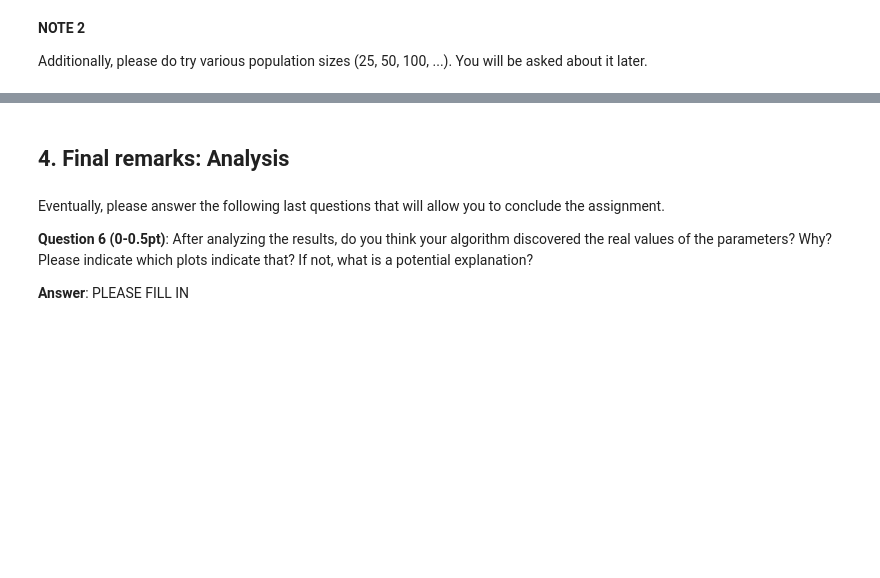
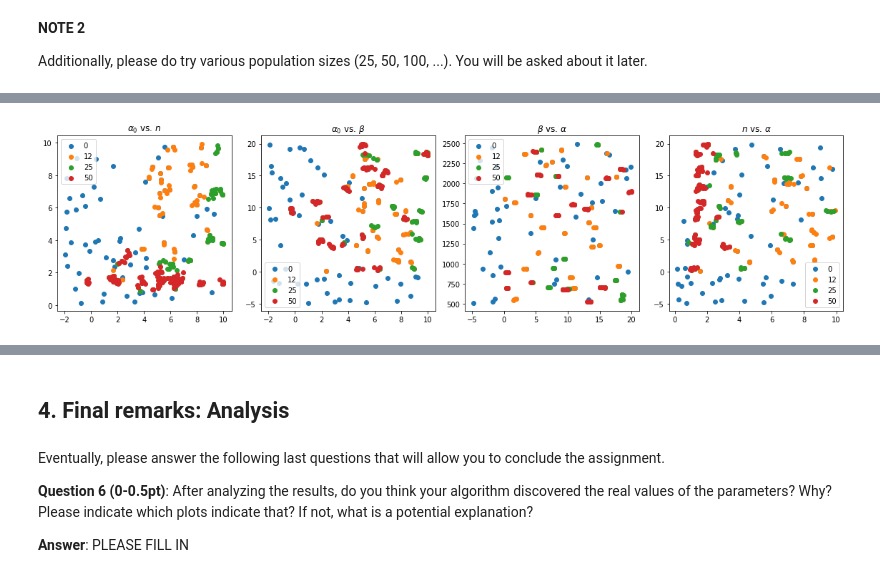
Before and after one commit to ChackMociute/Computational-Intelligence, a Jupyter notebook: Assignments/Assignment 3/assignment_3.ipynb, the cells around one changed output, grey strips where cells are left out. Saved outputs shown, nothing was run; the diff lists cells and outputs as text; code cells hidden in the pictures; blank space fills up the shorter version.

```diff
--- a/Assignments/Assignment 3/assignment_3.ipynb
+++ b/Assignments/Assignment 3/assignment_3.ipynb
@@ -206,11 +194,12 @@ PLEASE FILL IN
 # Implement the Evolutionary Algorithm (EA) algorithm.
 # It is equivalent to implementing the step function.
 class EA(object):
-    def __init__(self, repressilator, pop_size, bounds_min=None, bounds_max=None):
+    def __init__(self, repressilator, pop_size, std, bounds_min=None, bounds_max=None):
         self.repressilator = repressilator
         self.pop_size = pop_size
-        self.bounds_min = bounds_min
-        self.bounds_max = bounds_max
+        self.std = std
+        self.bounds_min = np.asarray(bounds_min)
+        self.bounds_max = np.asarray(bounds_max)
         #-------
         # PLEASE FILL IN
         # all necessary hyperparameters come here
@@ -237,20 +226,24 @@ class EA(object):
         return x_children
 
     def mutation(self, x_children):
+        scale = self.bounds_max - self.bounds_min
+        scale /= np.max(scale)
+        mutation = np.random.multivariate_normal(
+            np.zeros(4), np.diag(scale)*self.std,
+            size=x_children.shape[0])
 
-        # do something
+        return np.clip(x_children + mutation, self.bounds_min, self.bounds_max)
 
-        return x_children
-
-    def survivor_selection(x_old, x_children, f_old, f_children):
+    def survivor_selection(self, x_old, x_children, f_old, f_children):
 
         # do something
         x = np.concatenate([x_old, x_children])
         f = np.concatenate([f_old, f_children])
 
-        #
-
-        return x, f
+        ind = np.argsort(f)
+        x_children = x[ind]
+        f_children = f[ind]
+        return x_children[:self.pop_size], f_children[:self.pop_size]
 
   # Evaluation step: DO NOT REMOVE!
     def evaluate(self, x):
@@ -264,11 +257,11 @@ class EA(object):
         #       f - fitness values of the population
         #-------
 
-        x_parents, f_parents = self.parent_selection(x_old, f_old)
+        #x_parents, f_parents = self.parent_selection(x_old, f_old)
 
-        x_children = self.recombination(x_parents, f_parents)
+        #x_children = self.recombination(x_parents, f_parents)
 
-        x_children = self.mutation(x_children)
+        x_children = self.mutation(x_old)#children)
 
         f_children = self.evaluate(x_children)
 
@@ -287,13 +291,12 @@ Additionally, please do try various population sizes (25, 50, 100, ...). You wil
 # PLEASE DO NOT REMOVE!
 num_generations = 50 # if necessary, please increase the number of generations
 pop_size = 100
-bounds_min = [-2., 0., -5., 0.]
+bounds_min = [-2., 0., -5., 500.]
 bounds_max = [10., 10., 20., 2500.]
 #-------
 # PLEASE FILL IN!
 # Your hyperparams go here.
-# PLEASE USE THE VALUES OF THE HYPERPARAMETERS FOR WHICH YOU OBTAINED THE BEST RESULTS.
-# DO NOT ITERATE OVER THEM!
+std = 4
 #-------
 
 # Initialize the repressilator
@@ -302,7 +305,7 @@ repressilator = Repressilator(y_real, params)
 #-------
 # PLEASE FILL IN!
 # Your object goes here:
-ea = EA()
+ea = EA(repressilator, pop_size, std, bounds_min=bounds_min, bounds_max=bounds_max)
 #-------
 
 # Init the population
@@ -354,22 +371,25 @@ for i in range(2):
 # %%
 # PLEASE DO NOT REMOVE
 # Generate scatterplots for the populations
 gens = [0, num_generations//4, num_generations//2, num_generations]
 fig_ea_pops, axs = plt.subplots(1,4,figsize=(16, 4))
 fig_ea_pops.tight_layout()
 
-
 for i in range(len(gens)):
-    pop_i = populations[gens[i]]
+    pop_i = populations[i]
     axs[0].scatter(pop_i[:,0], pop_i[:,1], label=str(gens[i]))
     axs[1].scatter(pop_i[:,0], pop_i[:,2], label=str(gens[i]))
     axs[2].scatter(pop_i[:,2], pop_i[:,3], label=str(gens[i]))
     axs[3].scatter(pop_i[:,1], pop_i[:,2], label=str(gens[i]))
 axs[0].legend(), axs[1].legend(), axs[2].legend(), axs[3].legend()
 axs[0].set_title(r'$\alpha_0$ vs. $n$')
 axs[1].set_title(r'$\alpha_0$ vs. $\beta$')
 axs[2].set_title(r'$\beta$ vs. $\alpha$')
 axs[3].set_title(r'$n$ vs. $\alpha$')
+
+plt.show()
+# %% [output]
+[figure, added]
 # %%
 # PLEASE DO NOT REMOVE
 # The convergence plot: the best value of the fitness function for each generation
```
Also changed, not shown: parts of 9 cells of this notebook, 1 other file.
